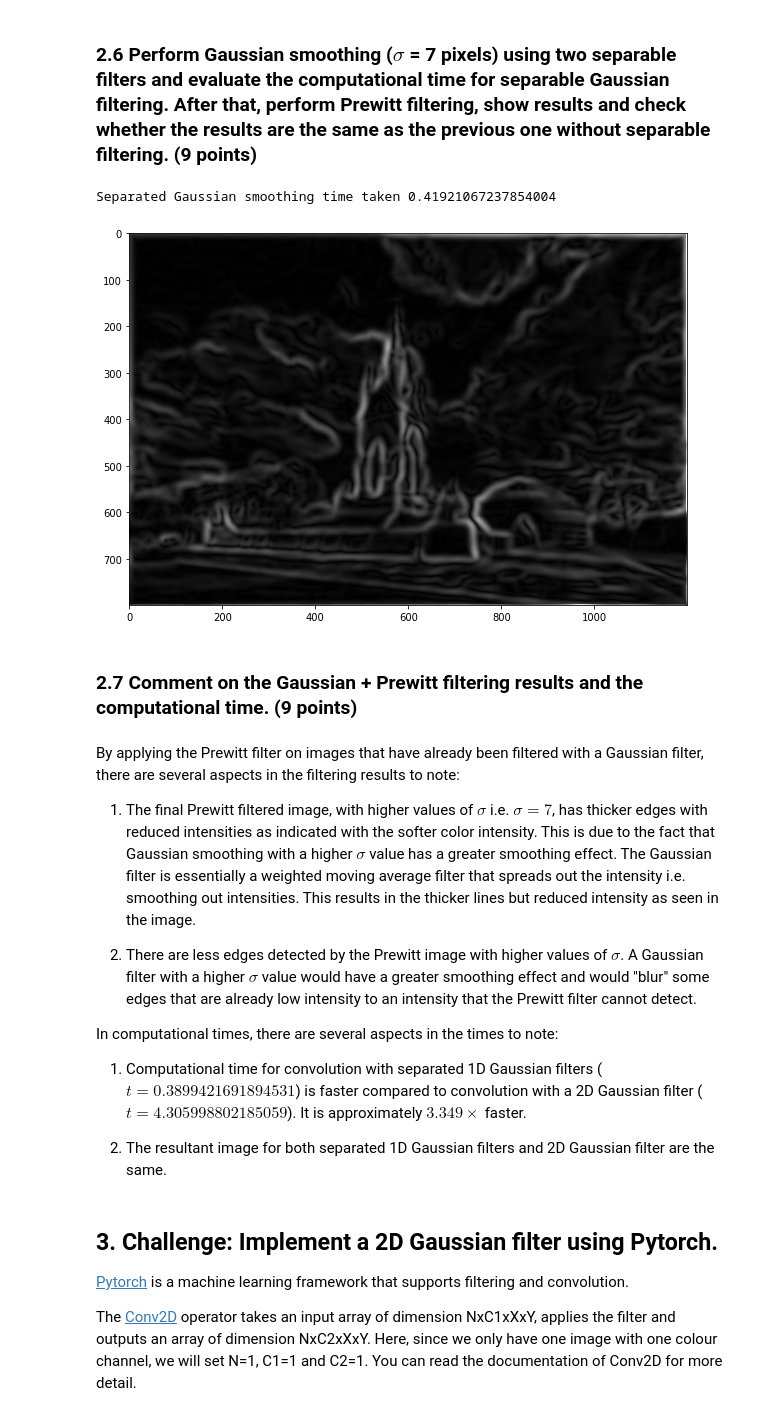
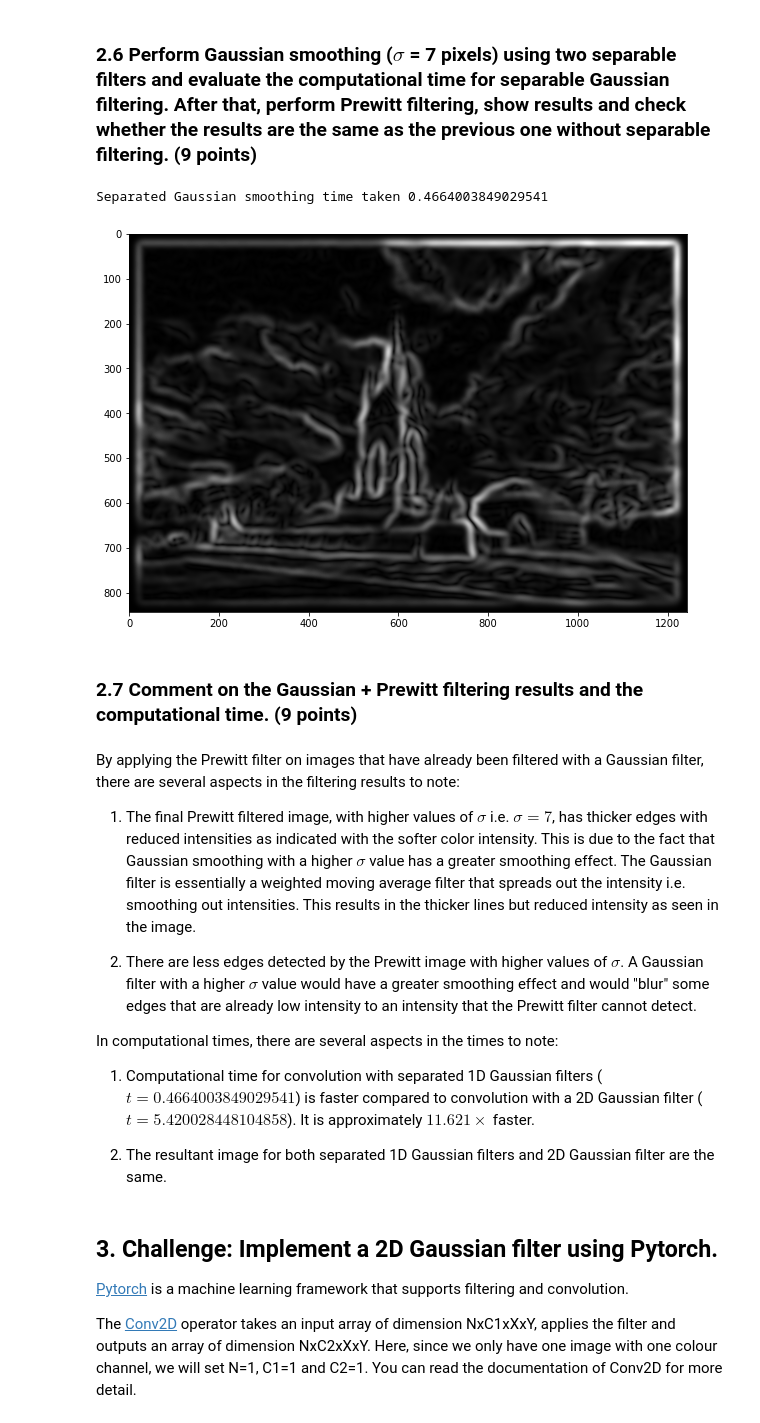
Before and after one commit to xw2519/Computer_Vision, a Jupyter notebook: Coursework/coursework_01/coursework_01.ipynb, the cells around one changed output. Saved outputs shown, nothing was run; the diff lists cells and outputs as text; code cells hidden in the pictures.

```diff
--- a/Coursework/coursework_01/coursework_01.ipynb
+++ b/Coursework/coursework_01/coursework_01.ipynb
@@ -153,19 +172,25 @@ def gaussian_filter_2d(sigma):
     # k as 3 or 4
 
     k = 3
-    l = k*sigma
-    y = np.array([i*np.ones((l,)) for i in range(1, l+1)])
-    x = y.T
 
-    h_quadrant = np.exp(-(x**2+y**2)/(2*sigma**2))/(2*np.pi*sigma**2)
-    h_half = np.concatenate(np.flip(h_quadrant), np.flip(h_quadrant, axis=1))
-    h = np.concatenate((h_half, np.flip(h_half)), axis=1)
+    radius = int((k * sigma))
+    size = 2 * radius + 1
+    h = []
+
+    for i in range(size):
+        h.append([])
+        for j in range(size):
+            num = math.exp((-(i - radius) ** 2 - (j - radius) ** 2) / (2 * sigma ** 2))
+            den = 2 * math.pi * sigma ** 2
+            h[i].append(num / den)
+
     return h
 
 # Visualise the Gaussian filter when sigma = 3 pixel (provided)
 sigma = 3
 
 h = gaussian_filter_2d(sigma)
+
 plt.imshow(h)
 # %% [output]
 <matplotlib.image.AxesImage at 0x...>
@@ -227,21 +252,24 @@ def gaussian_filter_1d(sigma):
     #
     # return: a 1D array for the Gaussian kernel
     k = 3
-    l = k*sigma
-    x = np.arange(l, 0, -1)
-    halfFilter = np.exp(-(x**2)/(2*sigma**2))/(np.sqrt(2*np.pi)*sigma)
+    radius = int(k * sigma)
+    h = []
 
-    h = np.concatenate((halfFilter, np.flip(halfFilter))).reshape((1, -1))
+    for i in range(2 * radius + 1):
+        exp = math.exp((-(i - radius) ** 2) / (2 * sigma ** 2))
+        denominator = 2 * math.pi * sigma ** 2
+        h.append(exp / denominator)
+
     return h
 
 # sigma = 7 pixel (provided)
 sigma = 7
 
 # The Gaussian filter along x-axis. Its shape is (1, sz).
-h_x = gaussian_filter_1d(sigma)
+h_x = np.expand_dims(gaussian_filter_1d(sigma), axis = 0)
 
 # The Gaussian filter along y-axis. Its shape is (sz, 1).
-h_y = gaussian_filter_1d(sigma).T
+h_y = np.expand_dims(gaussian_filter_1d(sigma), axis = -1)
 
 # Visualise the filters (provided)
 plt.subplot(1, 2, 1)
@@ -256,28 +284,30 @@ plt.imshow(h_y)
 # %%
 # Perform separable Gaussian smoothing and count time
 start_time = time.time()
-image_gauss_y_smoothed = scipy.signal.convolve2d(image_noisy, h_y, mode = 'same')
-image_gauss_smoothed = scipy.signal.convolve2d(image_gauss_y_smoothed, h_x, mode = 'same')
+image_gauss_x_smoothed = scipy.signal.convolve2d(image_noisy, h_x)
+image_gauss_smoothed = scipy.signal.convolve2d(image_gauss_x_smoothed, h_y)
 end_time = time.time() - start_time
 print("Separated Gaussian smoothing time taken", end_time)
 
 # Prewitt filtering
-image_sx = scipy.signal.convolve2d(image_gauss_smoothed, prewitt_x, mode='same')
-image_sy = scipy.signal.convolve2d(image_gauss_smoothed, prewitt_y, mode='same')
+image_sx = scipy.signal.convolve2d(image_gauss_smoothed, prewitt_x)
+image_sy = scipy.signal.convolve2d(image_gauss_smoothed, prewitt_y)
 
 # Calculate the gradient magnitude
 grad_mag2 = np.sqrt(image_sx**2 + image_sy**2)
 
 # Display the gradient magnitude image (provided)
-plt.imshow(grad_mag2, cmap='gray', vmin=0, vmax=100)
+plt.imshow(grad_mag2, cmap='gray')
 plt.gcf().set_size_inches(10, 8)
 
 # Check the difference between the current gradient magnitude map
 # and the previous one produced without separable filtering. You
 # can report the mean difference between the two.
+
+# Mentioned in section 2.7
 # %% [output]
-Separated Gaussian smoothing time taken 0.41921067237854004
+Separated Gaussian smoothing time taken 0.4664003849029541
-[figure, old version]
+[figure, new version]
 # %% [markdown]
 ### 2.7 Comment on the Gaussian + Prewitt filtering results and the computational time. (9 points)
 # %% [markdown]
@@ -291,7 +321,7 @@ By applying the Prewitt filter on images that have already been filtered with a
 
 In computational times, there are several aspects in the times to note:
 
-1. Computational time for convolution with separated 1D Gaussian filters ($t = 0.3899421691894531$) is faster compared to convolution with a 2D Gaussian filter ($t = 4.305998802185059$). It is approximately $3.349\times$ faster.
+1. Computational time for convolution with separated 1D Gaussian filters ($t = 0.4664003849029541$) is faster compared to convolution with a 2D Gaussian filter ($t = 5.420028448104858$). It is approximately $11.621\times$ faster.
 
 <par>
 
```
Also changed, not shown: parts of 10 cells of this notebook, 26 other files.
